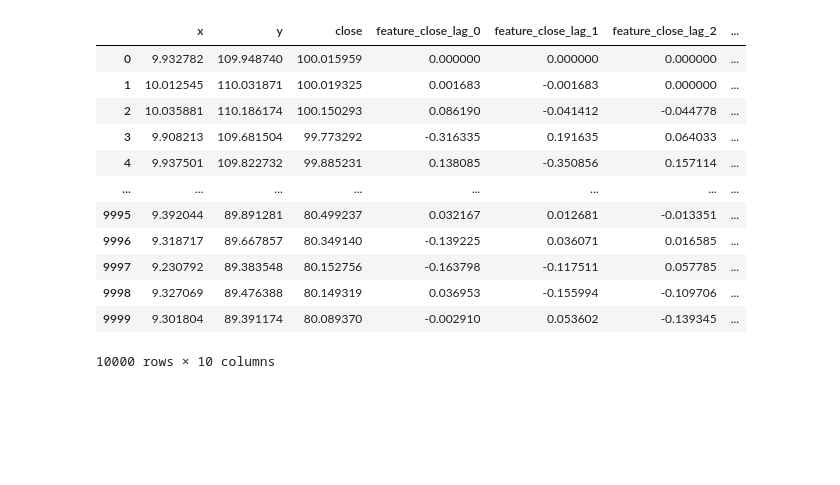
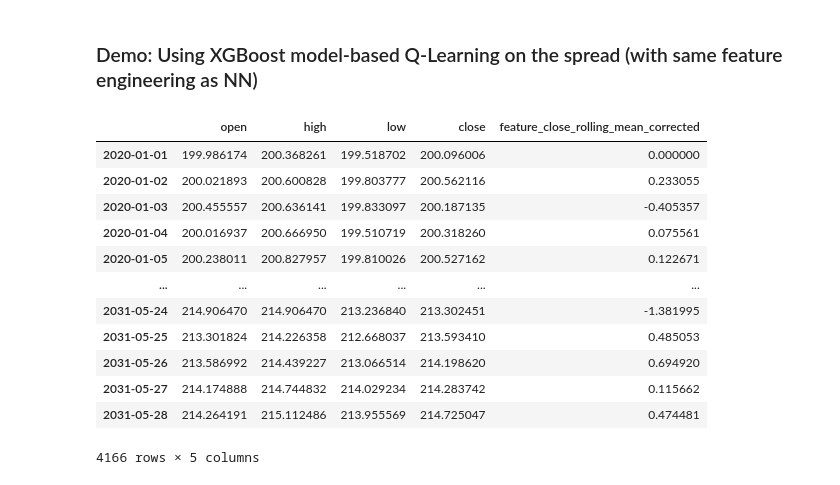
Before and after one commit to chantomkit/RLTrade, a Jupyter notebook: non_stationary_dgp_rl.ipynb, the cells around one changed output. Cells and saved outputs as stored; diff of their text form; code cells hidden in the pictures; blank space fills up the shorter version.

```diff
--- a/non_stationary_dgp_rl.ipynb
+++ b/non_stationary_dgp_rl.ipynb
@@ -61,0 +220,35 @@ Is the spread stationary? No
+# %%
+# Evaluate the agent on a new dataset from the same data generating process
+returns = []
+history_dfs = []
+for i in range(10):
+    x_c, y_c = nonstationary_dgp(N=N, x0=x0, mu=mu_epsilon, random_state=i*1234)
+    y_o, y_h, y_l, y_c = make_ohlc(y_c, window=window, stride=stride)
+    x_o, x_h, x_l, x_c = make_ohlc(x_c, window=window, stride=stride)
+    spread_o, spread_h, spread_l, spread_c = y_o - x_o, y_h - x_l, y_l - x_h, y_c - x_c
+    # spread_o, spread_h, spread_l, spread_c = x_o, x_h, x_l, x_c  # test on random walk
+
+    _df = pd.DataFrame({'open': spread_o, 'high': spread_h, 'low': spread_l, 'close': spread_c})
+    _df["volume"] = 0
+    _df.index = pd.date_range(start='2020-01-01', periods=len(df), freq='D')
+
+    fe = FeatureEngineering(_df)
+    _df = fe.build_features(feature_config)
+
+    env_test = gym.make("TradingEnv",
+            name= "stationary_dgp_qlearning",
+            df = _df, # Your dataset with your custom features
+            positions = env_action_space, # -1 (=SHORT), 0(=OUT), +1 (=LONG)
+            # dynamic_feature_functions = [],
+            trading_fees = 0.01/100, # 0.01% per stock buy / sell (Binance fees)
+            borrow_interest_rate= 0.0003/100, # 0.0003% per timestep (one timestep = 1h here)
+        )
+    env_test.unwrapped.add_metric('Position Changes', lambda history : np.sum(np.diff(history['position']) != 0) )
+    env_test.unwrapped.add_metric('Episode Length', lambda history : len(history['position']) )
+
+    env_test = agent.eval(env_test)
+    returns.append(perc2float(env_test.unwrapped.get_metrics()["Portfolio Return"]))
+    history_dfs.append(pd.DataFrame(list(env_test.unwrapped.historical_info)))
+
+print(f"Average Portfolio Return: {np.mean(returns)}")
+print(f"Std Portfolio Return: {np.std(returns)}")
@@ -62,35 +422,36 @@ Is the spread stationary? No
+# %% [markdown]
+### Demo: Using XGBoost model-based Q-Learning on the spread (with same feature engineering as NN)
 # %%
 # build features
 df_train = df.copy()
 
 feature_config = [
-    {'type': 'rolling',
+    {'type': 'rolling_mean_corrected',
      'params': {
        'cols': ['close'],
-       'window': 7,
+       'window': 5,  # sidetrack: the rolling window mean correction can somehow help detect mean shift
        'mode': 'diff',
-       'subtract_mean': True
      }},
 ]
 
-df_train = df.copy()
 fe = FeatureEngineering(df_train)
-df_train = fe.build_features(feature_config)
+fe.build_features(feature_config)
+df_train = fe.df.copy()
 df_train
 # %% [output]
-|  | x | y | close | feature_close_lag_0 | feature_close_lag_1 | feature_close_lag_2 | ... |
-| 0 | 9.932782 | 109.948740 | 100.015959 | 0.000000 | 0.000000 | 0.000000 | ... |
-| 1 | 10.012545 | 110.031871 | 100.019325 | 0.001683 | -0.001683 | 0.000000 | ... |
-| 2 | 10.035881 | 110.186174 | 100.150293 | 0.086190 | -0.041412 | -0.044778 | ... |
-| 3 | 9.908213 | 109.681504 | 99.773292 | -0.316335 | 0.191635 | 0.064033 | ... |
-| 4 | 9.937501 | 109.822732 | 99.885231 | 0.138085 | -0.350856 | 0.157114 | ... |
-| ... | ... | ... | ... | ... | ... | ... | ... |
-| 9995 | 9.392044 | 89.891281 | 80.499237 | 0.032167 | 0.012681 | -0.013351 | ... |
-| 9996 | 9.318717 | 89.667857 | 80.349140 | -0.139225 | 0.036071 | 0.016585 | ... |
-| 9997 | 9.230792 | 89.383548 | 80.152756 | -0.163798 | -0.117511 | 0.057785 | ... |
-| 9998 | 9.327069 | 89.476388 | 80.149319 | 0.036953 | -0.155994 | -0.109706 | ... |
-| 9999 | 9.301804 | 89.391174 | 80.089370 | -0.002910 | 0.053602 | -0.139345 | ... |
+|  | open | high | low | close | feature_close_rolling_mean_corrected |
+| 2020-01-01 | 199.986174 | 200.368261 | 199.518702 | 200.096006 | 0.000000 |
+| 2020-01-02 | 200.021893 | 200.600828 | 199.803777 | 200.562116 | 0.233055 |
+| 2020-01-03 | 200.455557 | 200.636141 | 199.833097 | 200.187135 | -0.405357 |
+| 2020-01-04 | 200.016937 | 200.666950 | 199.510719 | 200.318260 | 0.075561 |
+| 2020-01-05 | 200.238011 | 200.827957 | 199.810026 | 200.527162 | 0.122671 |
+| ... | ... | ... | ... | ... | ... |
+| 2031-05-24 | 214.906470 | 214.906470 | 213.236840 | 213.302451 | -1.381995 |
+| 2031-05-25 | 213.301824 | 214.226358 | 212.668037 | 213.593410 | 0.485053 |
+| 2031-05-26 | 213.586992 | 214.439227 | 213.066514 | 214.198620 | 0.694920 |
+| 2031-05-27 | 214.174888 | 214.744832 | 214.029234 | 214.283742 | 0.115662 |
+| 2031-05-28 | 214.264191 | 215.112486 | 213.955569 | 214.725047 | 0.474481 |
-10000 rows × 10 columns
+4166 rows × 5 columns
 # %%
 # Define the environment
 env_action_space = [-1, 0, 1] # Positions : [-1=SHORT, 0=OUT, 1=LONG]
```
Also changed, not shown: parts of 32 cells of this notebook, 1 other file.
